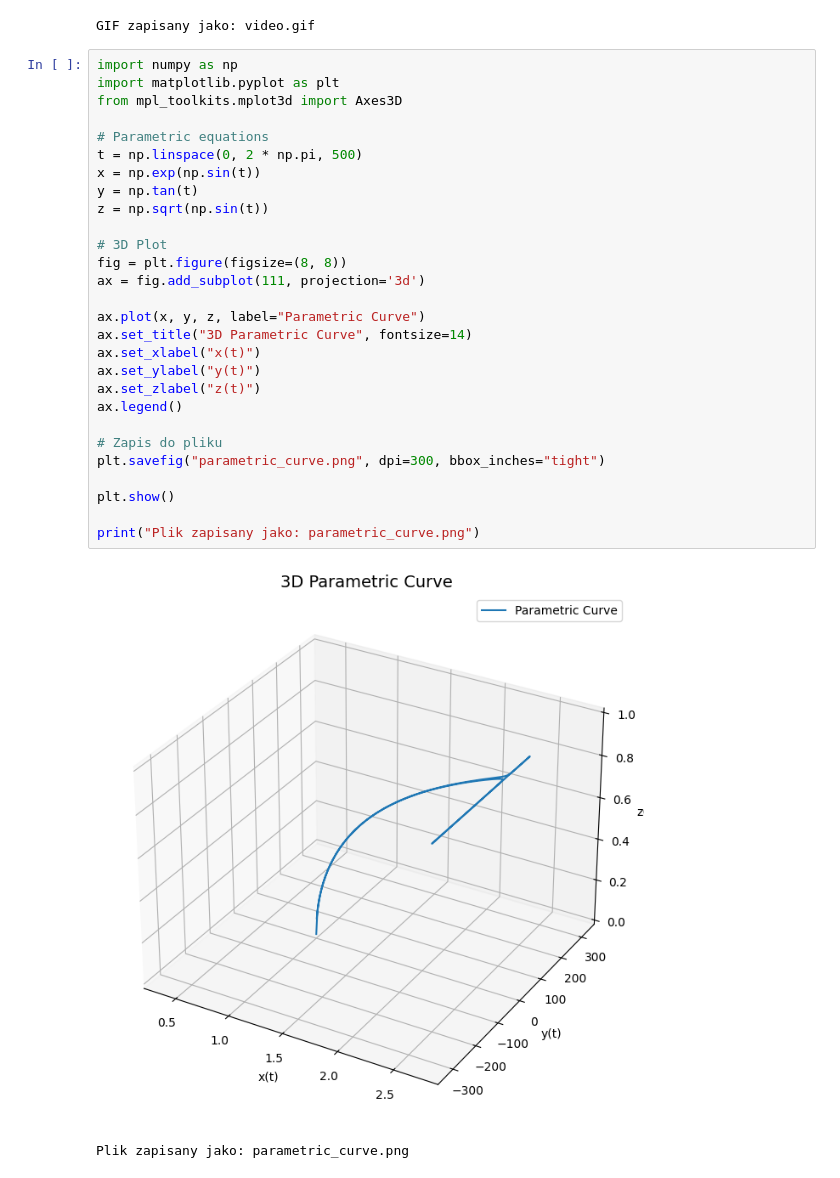
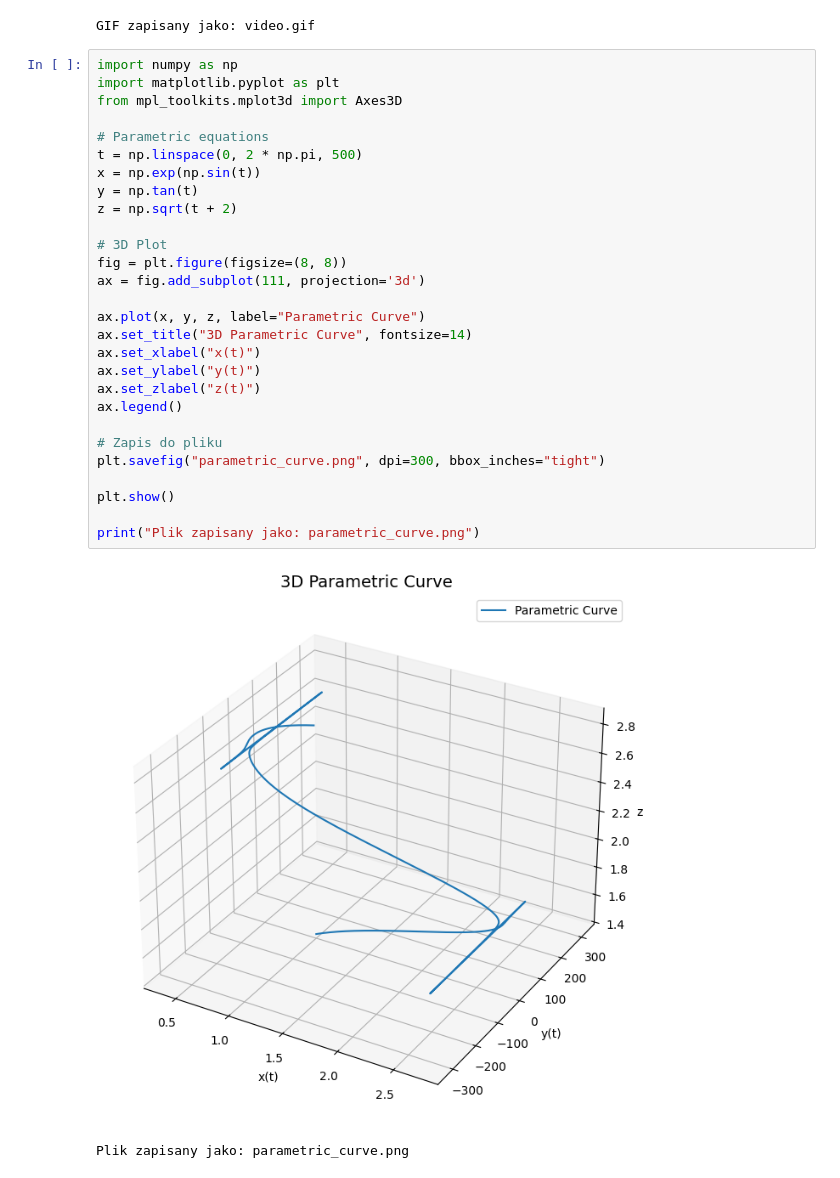
Before and after one commit to jelenbob/useful_programs_PU, a Jupyter notebook: pages/solutions/02_sol_colab/colab_intro.ipynb, the cells around one changed output. Drawn from its saved outputs; the diff is of its cells as text.

```diff
--- a/pages/solutions/02_sol_colab/colab_intro.ipynb
+++ b/pages/solutions/02_sol_colab/colab_intro.ipynb
@@ -166,31 +166,31 @@ GIF zapisany jako: video.gif
 # %%
 import numpy as np
 import matplotlib.pyplot as plt
 from mpl_toolkits.mplot3d import Axes3D
 
 # Parametric equations
 t = np.linspace(0, 2 * np.pi, 500)
 x = np.exp(np.sin(t))
 y = np.tan(t)
-z = np.sqrt(np.sin(t))
+z = np.sqrt(t + 2)
 
 # 3D Plot
 fig = plt.figure(figsize=(8, 8))
 ax = fig.add_subplot(111, projection='3d')
 
 ax.plot(x, y, z, label="Parametric Curve")
 ax.set_title("3D Parametric Curve", fontsize=14)
 ax.set_xlabel("x(t)")
 ax.set_ylabel("y(t)")
 ax.set_zlabel("z(t)")
 ax.legend()
 
 # Zapis do pliku
 plt.savefig("parametric_curve.png", dpi=300, bbox_inches="tight")
 
 plt.show()
 
 print("Plik zapisany jako: parametric_curve.png")
 # %% [output]
-[figure, old version]
+[figure, new version]
 Plik zapisany jako: parametric_curve.png
```
